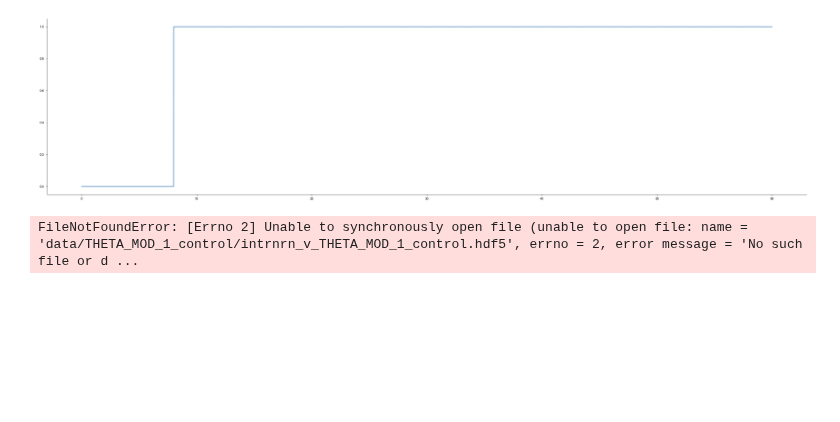
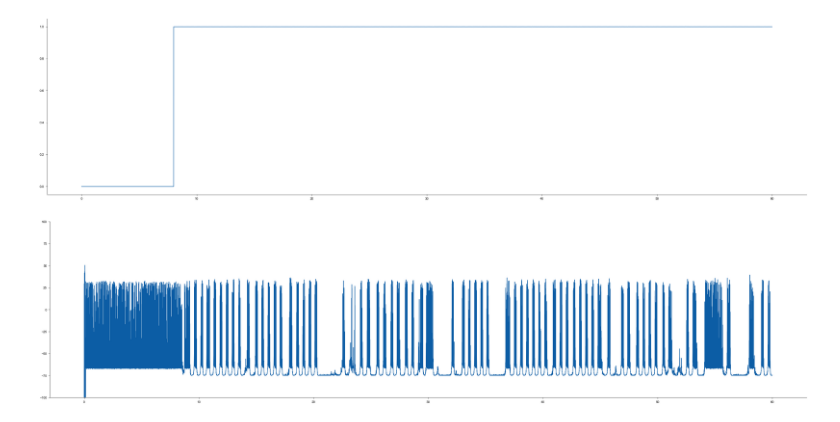
Before and after one commit to tiny-infinity/GridCellsCopy, a Jupyter notebook: analysis/notebooks/theta_analysis/gov_1.ipynb, the cells around one changed output. Cells and saved outputs as stored; diff of their text form; code cells hidden in the pictures; blank space fills up the shorter version.

Commit message:
8/10 Theta Analysis2

```diff
--- a/analysis/notebooks/theta_analysis/gov_1.ipynb
+++ b/analysis/notebooks/theta_analysis/gov_1.ipynb
@@ -185,5 +185,10 @@ plt.show()
 [figure]
 # %%
 intrnrn_v = s_utils.load_data(sim_id=c_sim_id,data_id="intrnrn_v")
+time_arr = np.linspace(0,60,60000)
+fig,ax = plt.subplots(1,1,figsize=(30,7))
+ax.plot(time_arr,intrnrn_v)
+ax.set_ylim(-100, 100)
+plt.show()
 # %% [output]
-FileNotFoundError: [Errno 2] Unable to synchronously open file (unable to open file: name = 'data/THETA_MOD_1_control/intrnrn_v_THETA_MOD_1_control.hdf5', errno = 2, error message = 'No such file or d ...
+[figure, added]
```
Also changed, not shown: parts of 2 cells of this notebook, 8 other files.
